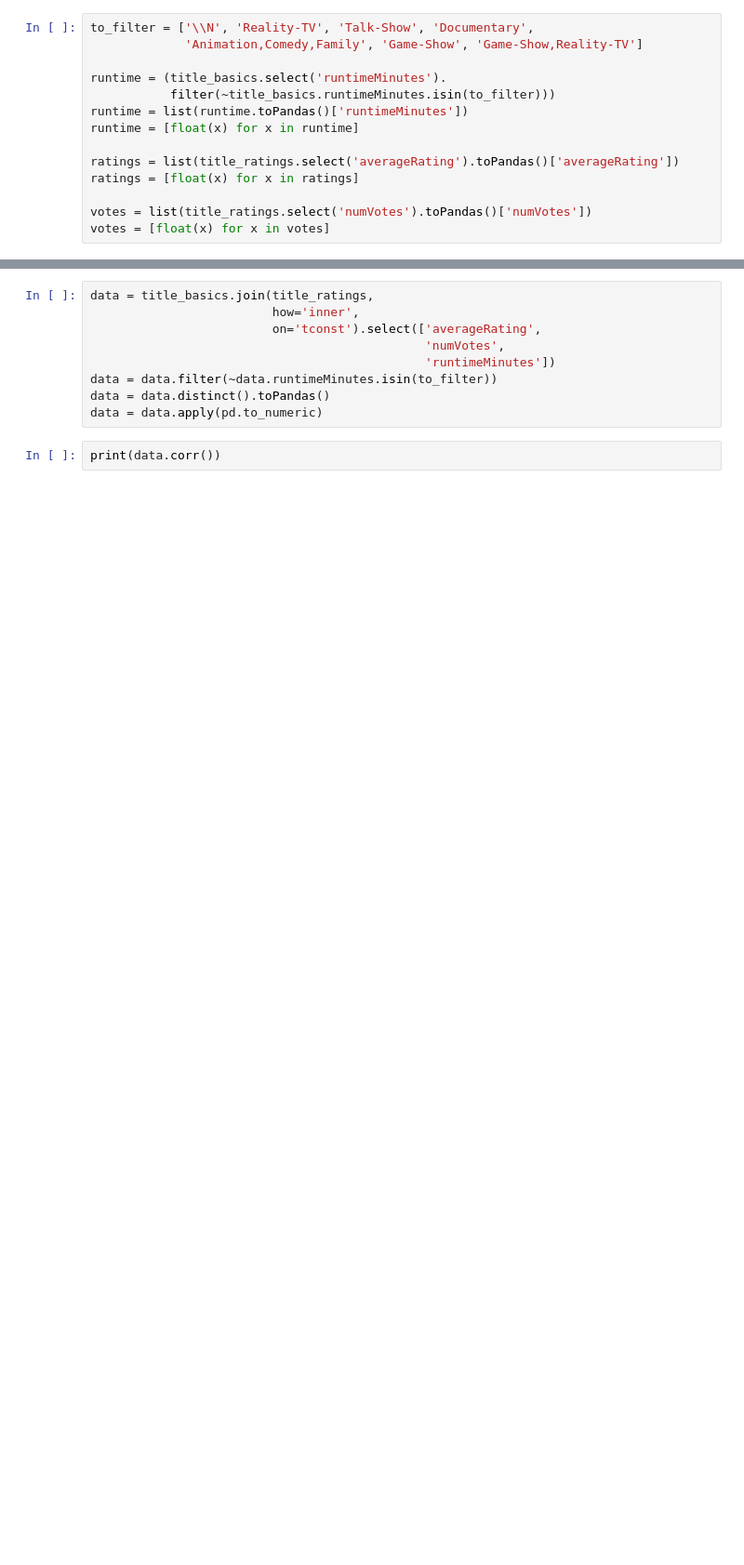
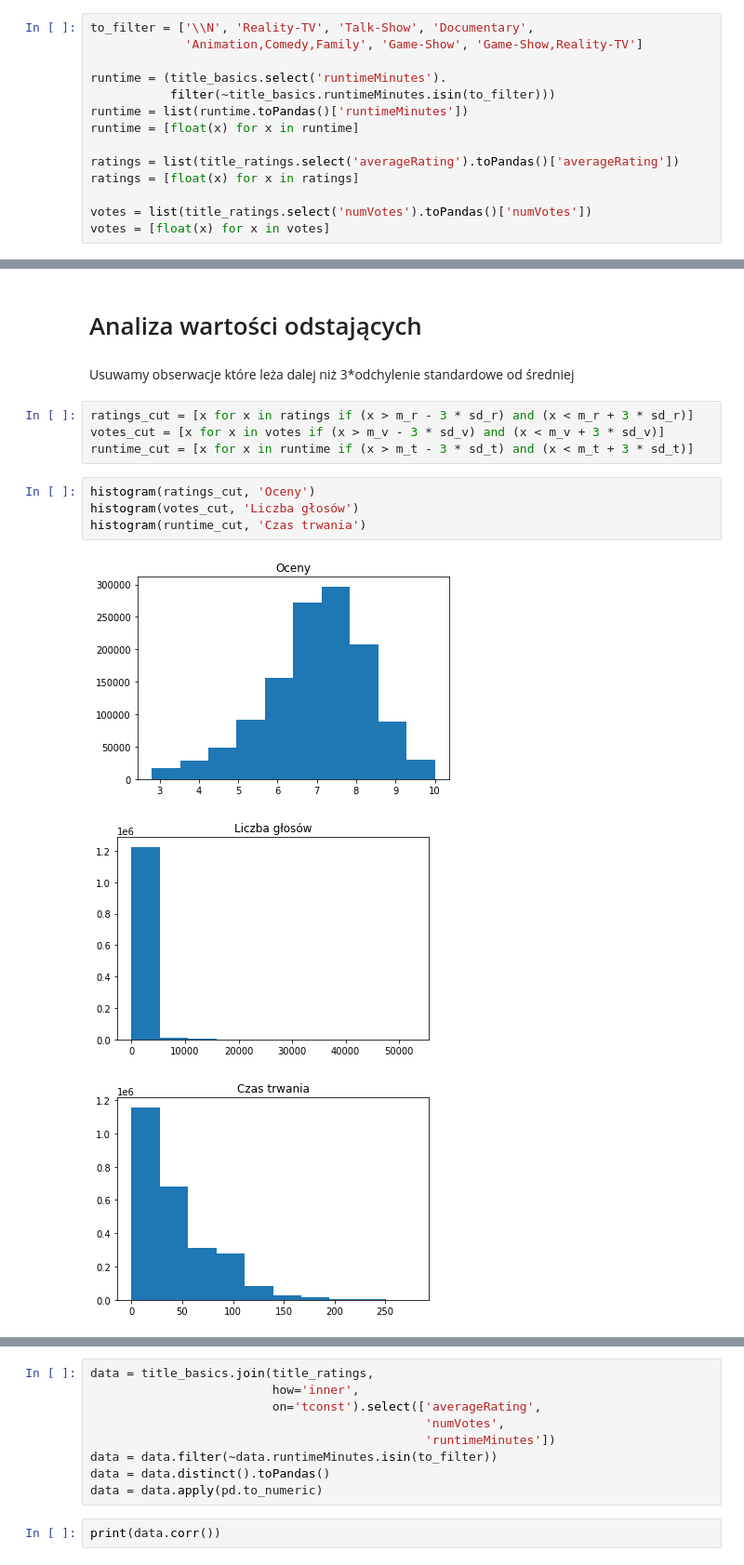
Before and after one commit to PiotrMaciejKowalski/BigData2022-films, a Jupyter notebook: colabs/StatisticalTests.ipynb, the cells around one changed output, grey strips where cells are left out. Shown at 93% size. Drawn from its saved outputs; the diff is of its cells as text; blank space fills up the shorter version.

Commit message:
analiza outlierów

```diff
--- a/colabs/StatisticalTests.ipynb
+++ b/colabs/StatisticalTests.ipynb
@@ -239,0 +203,16 @@ def pearson_corr_test(vec1, vec2):
+# %% [markdown]
+# Analiza wartości odstających
+# %% [markdown]
+Usuwamy obserwacje które leża dalej niż 3*odchylenie standardowe od średniej
+# %%
+ratings_cut = [x for x in ratings if (x > m_r - 3 * sd_r) and (x < m_r + 3 * sd_r)]
+votes_cut = [x for x in votes if (x > m_v - 3 * sd_v) and (x < m_v + 3 * sd_v)]
+runtime_cut = [x for x in runtime if (x > m_t - 3 * sd_t) and (x < m_t + 3 * sd_t)]
+# %%
+histogram(ratings_cut, 'Oceny')
+histogram(votes_cut, 'Liczba głosów')
+histogram(runtime_cut, 'Czas trwania')
+# %% [output]
+[figure, added]
+[figure, added]
+[figure, added]
```
Also changed, not shown: parts of 37 cells of this notebook.
